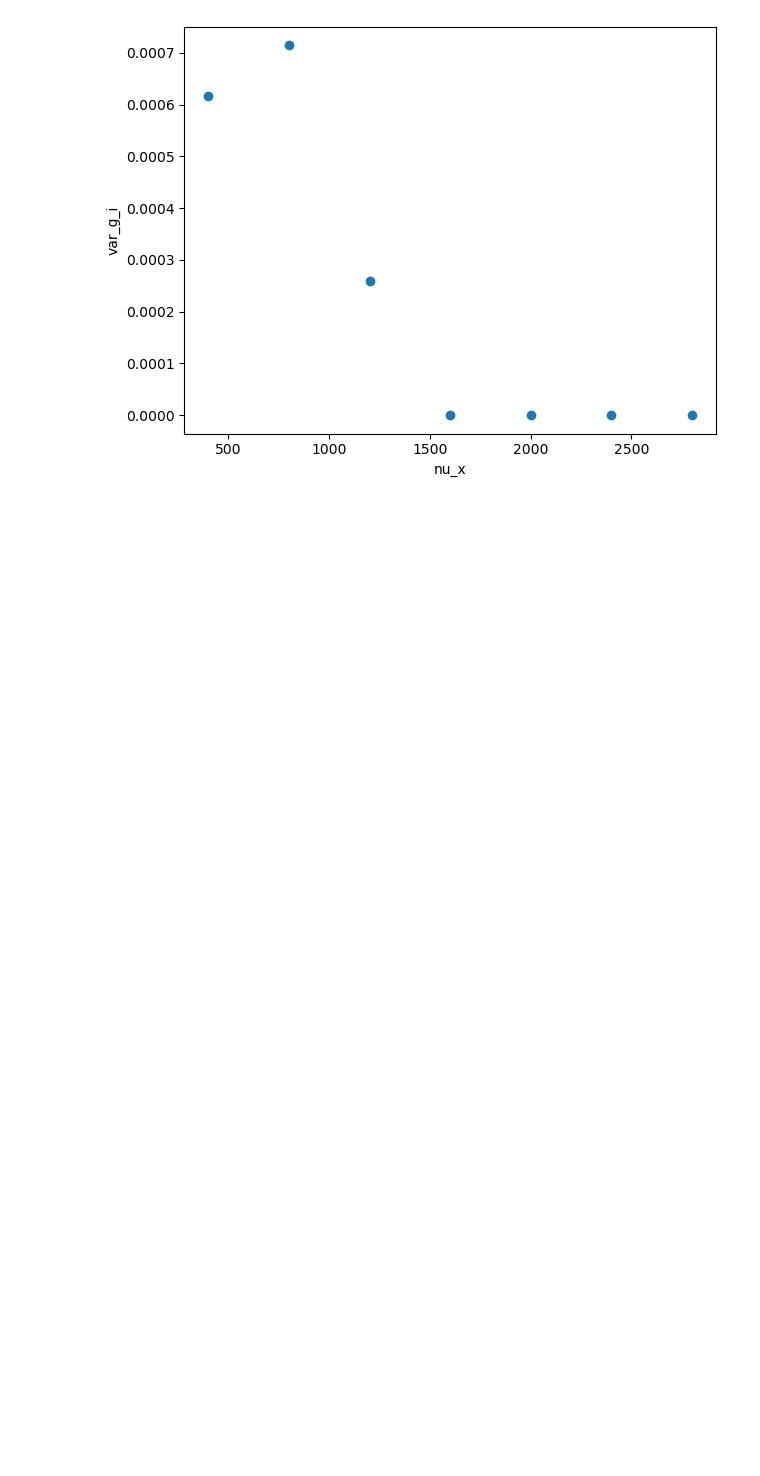
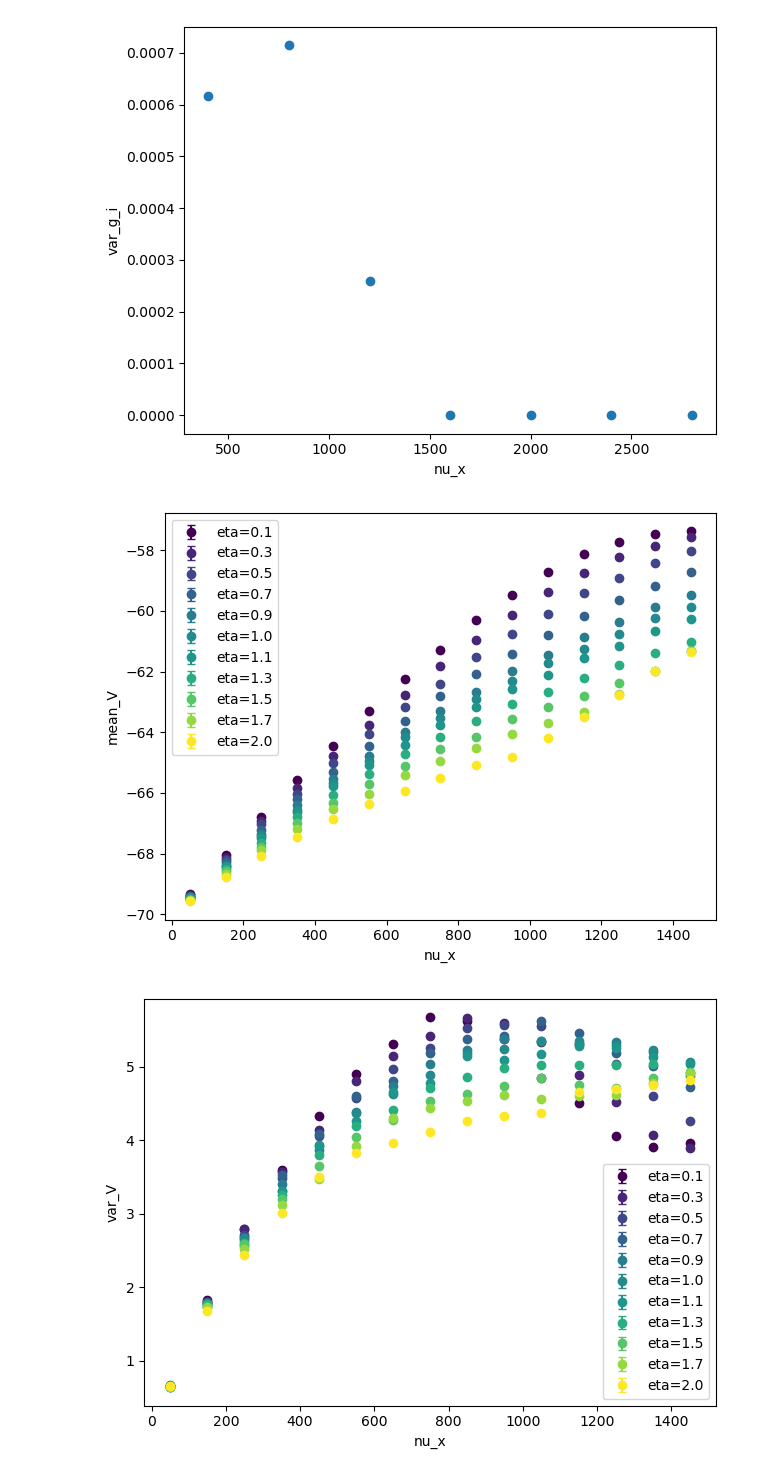
Before and after one commit to yuesha-yc/Conductance-Neurons, a Jupyter notebook: python_analysis/example_plot.ipynb, the cells around one changed output. Cells and saved outputs as stored; diff of their text form; code cells hidden in the pictures; blank space fills up the shorter version.

Commit message:
plot

```diff
--- a/python_analysis/example_plot.ipynb
+++ b/python_analysis/example_plot.ipynb
@@ -298,3 +330,17 @@ plot_xy(trials, {}, x="nu_x", y="var_g_i")
 [figure]
 [figure]
 [figure]
+# %%
+trials = collect_data("../outputs/conductance/single_lif/nu_x_eta/20251010-173355-LmfbmRrR")
+# %%
+plot_xy(trials, {}, x="nu_x", y="mean_V", l="eta")
+plot_xy(trials, {}, x="nu_x", y="var_V", l="eta")
+plot_xy(trials, {}, x="nu_x", y="fano_factor", l="eta")
+plot_xy(trials, {}, x="nu_x", y="nu", l="eta")
+plot_xy(trials, {}, x="nu_x", y="mean_g_e", l="eta")
+plot_xy(trials, {}, x="nu_x", y="mean_g_i", l ="eta")
+plot_xy(trials, {}, x="nu_x", y="var_g_e", l="eta")
+plot_xy(trials, {}, x="nu_x", y="var_g_i", l="eta")
+# %% [output]
+[figure, added]
+[figure, added]
```
Also changed, not shown: parts of 2 cells of this notebook, 2 other files.
